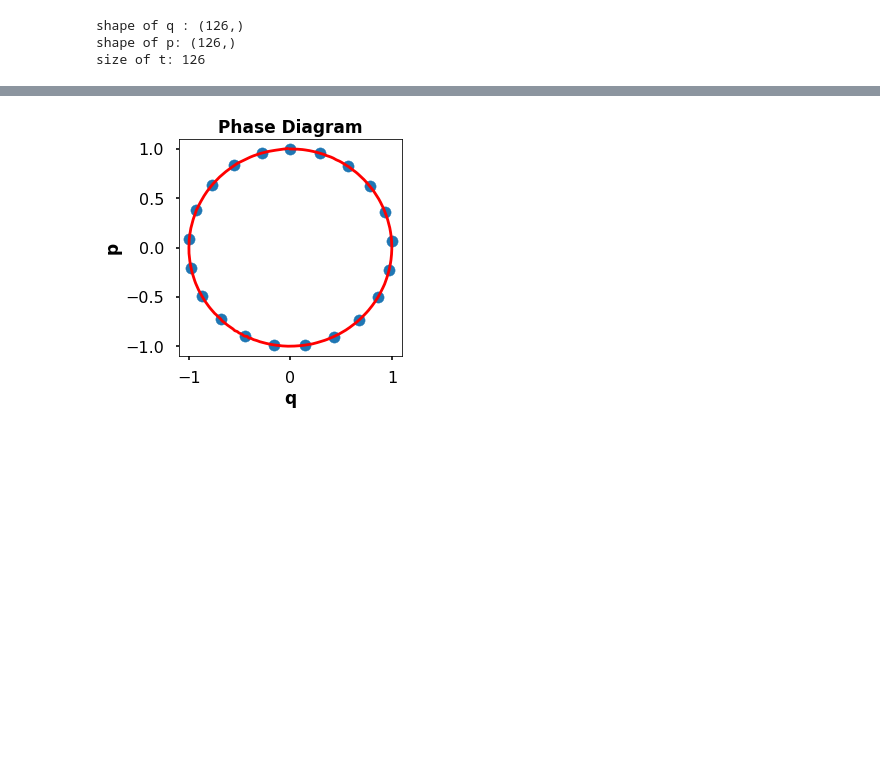
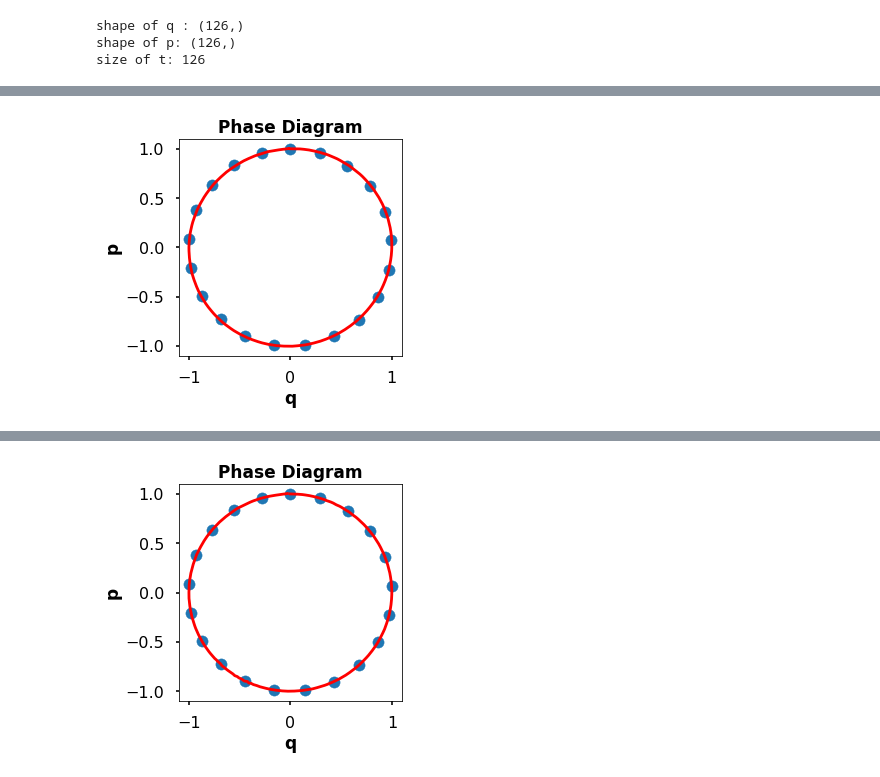
Before and after one commit to tayfununal/hamiltonian_ex, a Jupyter notebook: symplectic_euler.ipynb, the cells around one changed output, grey strips where cells are left out. Saved outputs shown, nothing was run; the diff lists cells and outputs as text; code cells hidden in the pictures; blank space fills up the shorter version.

```diff
--- a/symplectic_euler.ipynb
+++ b/symplectic_euler.ipynb
@@ -32,8 +32,8 @@ def symplectic_euler(h=0.05, initial_point= [0., 1.]):
 
     return q, p, t
 
-q , p, t = symplectic_euler()
-print("shape of q :", q.shape ,"\nshape of p:", p.shape, "\nsize of t:", len(t))
+q_symp , p_symp, t = symplectic_euler()
+print("shape of q :", q_symp.shape ,"\nshape of p:", p_symp.shape, "\nsize of t:", len(t))
 
 def grand_truth_plot(h = 0.1):
   t = np.arange(0,2*np.pi,0.3)
@@ -100,0 +131,18 @@ ________________________________________________________________________________
+# %%
+test_t = np.arange(0, 2*np.pi, 0.001)
+prediction = model(test_t)
+
+q = prediction[:,0]
+p = prediction[:,1]
+
+plt.figure(figsize = (4, 4))
+
+# NN with mse solition
+pred_plot(q, p )
+
+# Grand truth solution plot
+grand_truth_plot()
+
+plt.show()
+# %% [output]
+[figure, added]
```
Also changed, not shown: parts of 11 cells of this notebook.
